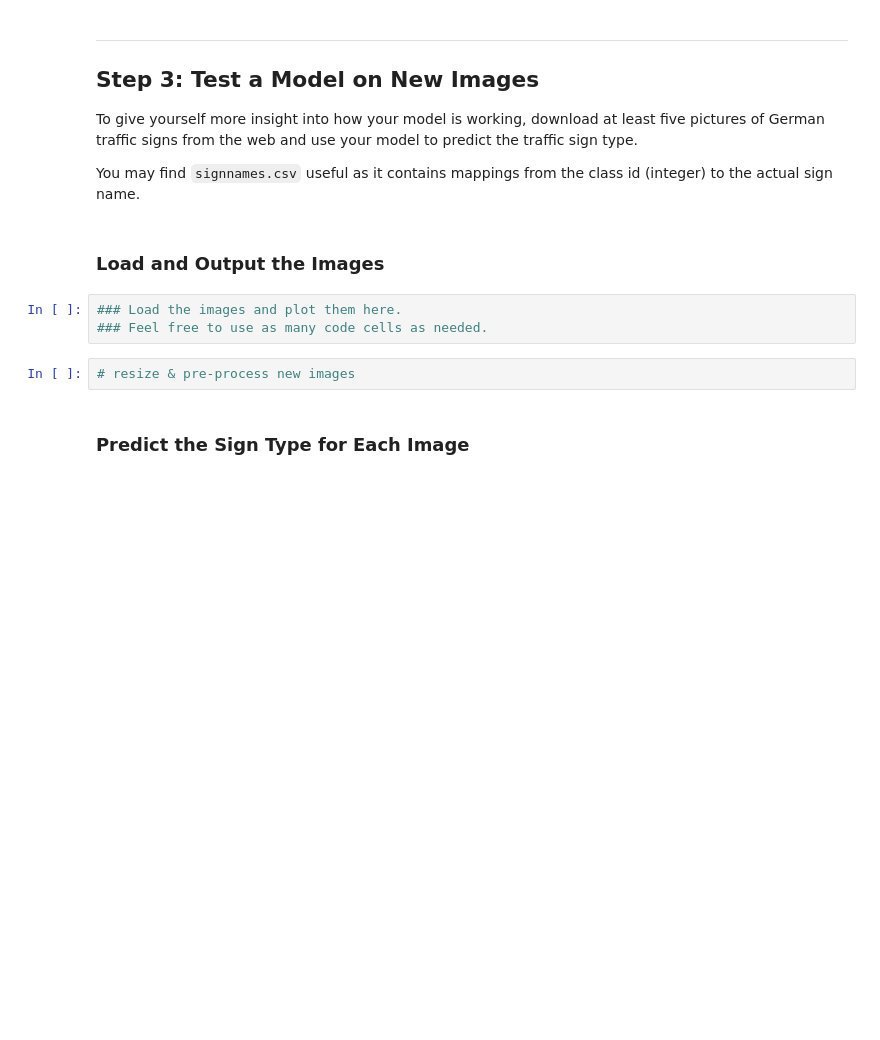
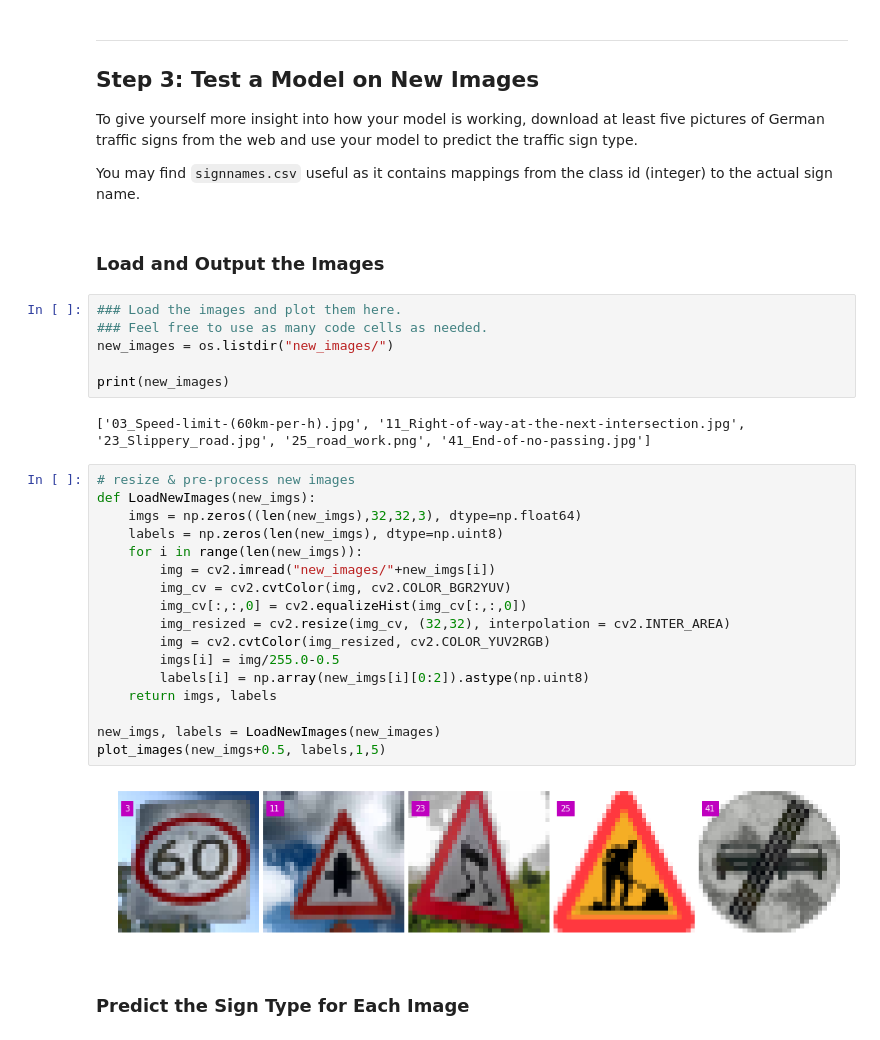
Before and after one commit to hapuhundre/Traffic_Sign_Classifier, a Jupyter notebook: Traffic_Sign_Classifier.ipynb, the cells around one changed output. Drawn from its saved outputs; the diff is of its cells as text; blank space fills up the shorter version.

```diff
--- a/Traffic_Sign_Classifier.ipynb
+++ b/Traffic_Sign_Classifier.ipynb
@@ -453,8 +453,30 @@ You may find `signnames.csv` useful as it contains mappings from the class id (i
 # %%
 ### Load the images and plot them here.
 ### Feel free to use as many code cells as needed.
+new_images = os.listdir("new_images/")
+
+print(new_images)
+# %% [output]
+['03_Speed-limit-(60km-per-h).jpg', '11_Right-of-way-at-the-next-intersection.jpg', '23_Slippery_road.jpg', '25_road_work.png', '41_End-of-no-passing.jpg']
-# %%
-# resize & pre-process new images
+# %%
+# resize & pre-process new images
+def LoadNewImages(new_imgs):
+    imgs = np.zeros((len(new_imgs),32,32,3), dtype=np.float64)
+    labels = np.zeros(len(new_imgs), dtype=np.uint8)
+    for i in range(len(new_imgs)):
+        img = cv2.imread("new_images/"+new_imgs[i])
+        img_cv = cv2.cvtColor(img, cv2.COLOR_BGR2YUV)
+        img_cv[:,:,0] = cv2.equalizeHist(img_cv[:,:,0])
+        img_resized = cv2.resize(img_cv, (32,32), interpolation = cv2.INTER_AREA)
+        img = cv2.cvtColor(img_resized, cv2.COLOR_YUV2RGB)
+        imgs[i] = img/255.0-0.5
+        labels[i] = np.array(new_imgs[i][0:2]).astype(np.uint8)
+    return imgs, labels
+
+new_imgs, labels = LoadNewImages(new_images)
+plot_images(new_imgs+0.5, labels,1,5)
+# %% [output]
+[figure, added]
 # %% [markdown]
 ### Predict the Sign Type for Each Image
 # %%
```
Also changed, not shown: parts of 2 cells of this notebook, 1 other file.
